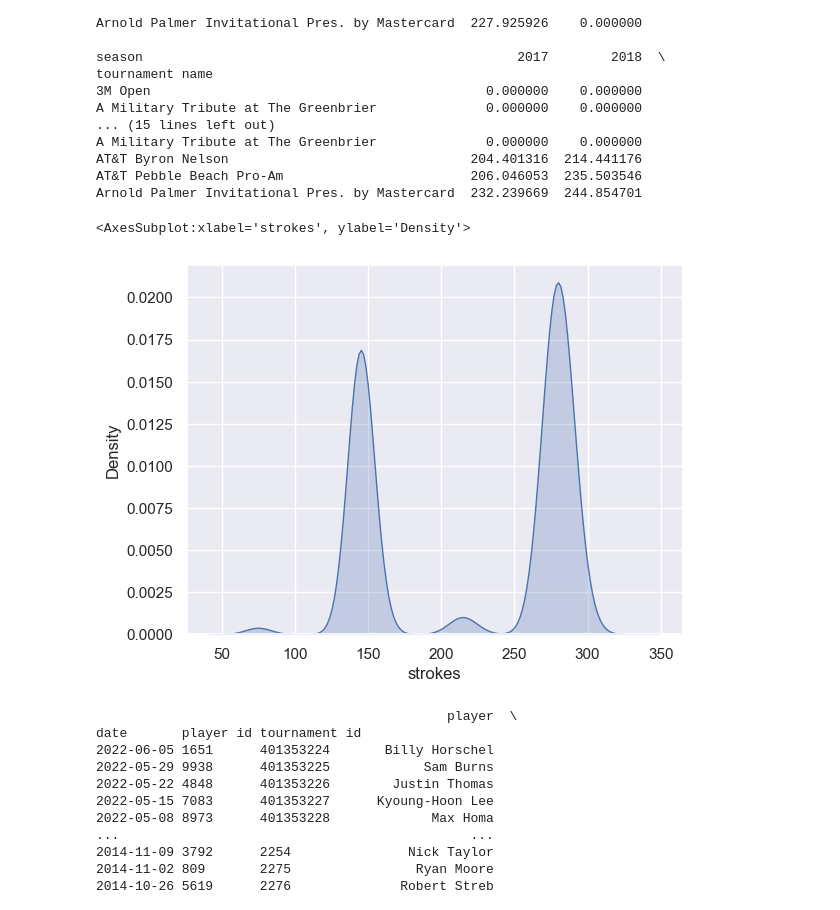
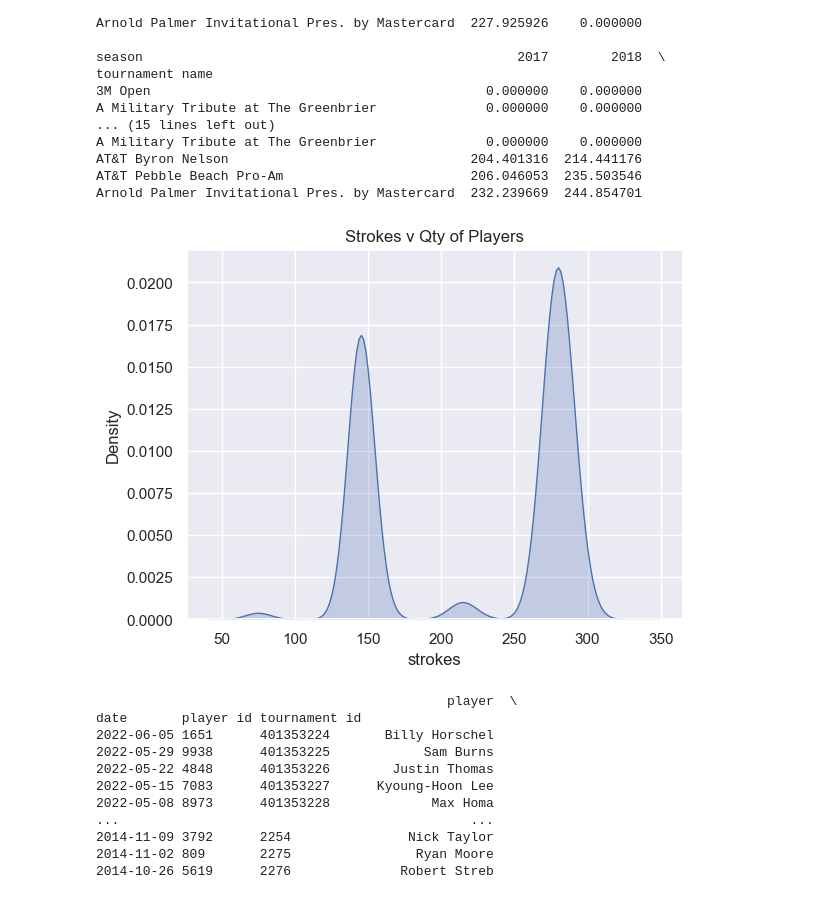
Before and after one commit to darkmillon/UCDPA_Mark_Dillon, a Jupyter notebook: UCAPA_MarkDillon.ipynb, the cells around one changed output. Cells and saved outputs as stored; diff of their text form; code cells hidden in the pictures.

```diff
--- a/UCAPA_MarkDillon.ipynb
+++ b/UCAPA_MarkDillon.ipynb
@@ -514,10 +519,11 @@ Arnold Palmer Invitational Pres. by Mastercard  232.239669  244.854701
 # %%
 #Checking where majority of players strokes are, 2 peaks based of 2 and 4 round peaks
 sns.set(style="darkgrid")
 sns.kdeplot(data=golf_core['strokes'], shade=True)
+plt.title('Strokes v Qty of Players')
+plt.savefig("strokes_group.png", bbox_inches='tight')
 # %% [output]
-<AxesSubplot:xlabel='strokes', ylabel='Density'>
-[figure, old version]
+[figure, new version]
 # %%
 #Analyze winners only
 winners = golf_core[golf_core["pos"] == 1]
```
Also changed, not shown: parts of 9 cells of this notebook.
